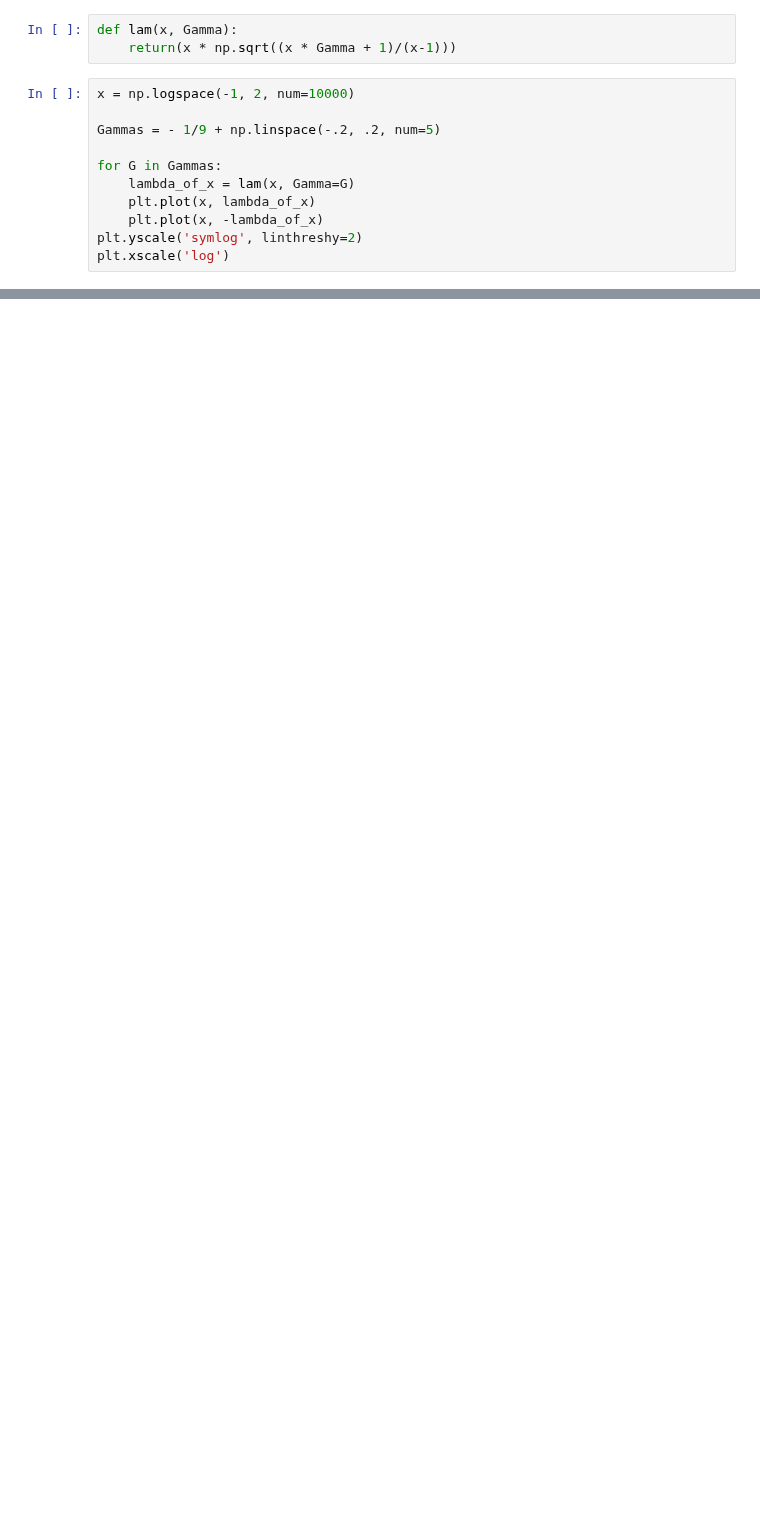
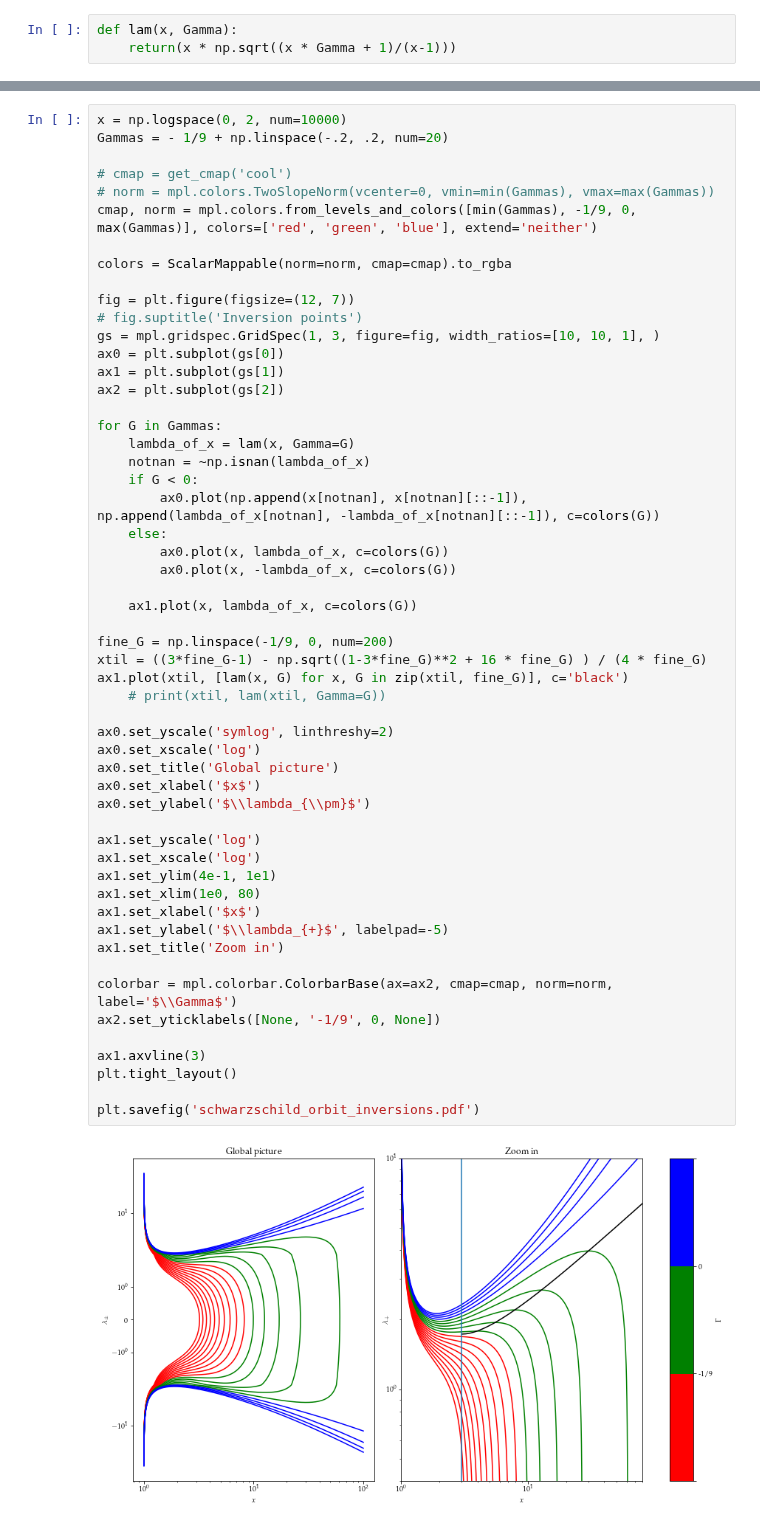
Before and after one commit to jacopok/notes, a Jupyter notebook: ap_third_semester/compact_objects/figures/schwarzschild_orbits.ipynb, the cells around one changed output, grey strips where cells are left out. Saved outputs shown, nothing was run; the diff lists cells and outputs as text; blank space fills up the shorter version.

```diff
--- a/ap_third_semester/compact_objects/figures/schwarzschild_orbits.ipynb
+++ b/ap_third_semester/compact_objects/figures/schwarzschild_orbits.ipynb
@@ -4,14 +13,3 @@ import matplotlib.pyplot as plt
 # %%
 def lam(x, Gamma):
     return(x * np.sqrt((x * Gamma + 1)/(x-1)))
-# %%
-x = np.logspace(-1, 2, num=10000)
-
-Gammas = - 1/9 + np.linspace(-.2, .2, num=5)
-
-for G in Gammas:
-    lambda_of_x = lam(x, Gamma=G)
-    plt.plot(x, lambda_of_x)
-    plt.plot(x, -lambda_of_x)
-plt.yscale('symlog', linthreshy=2)
-plt.xscale('log')
@@ -19,0 +16,56 @@ plt.xscale('log')
+# %%
+x = np.logspace(0, 2, num=10000)
+Gammas = - 1/9 + np.linspace(-.2, .2, num=20)
+
+# cmap = get_cmap('cool')
+# norm = mpl.colors.TwoSlopeNorm(vcenter=0, vmin=min(Gammas), vmax=max(Gammas))
+cmap, norm = mpl.colors.from_levels_and_colors([min(Gammas), -1/9, 0, max(Gammas)], colors=['red', 'green', 'blue'], extend='neither')
+
+colors = ScalarMappable(norm=norm, cmap=cmap).to_rgba
+
+fig = plt.figure(figsize=(12, 7))
+# fig.suptitle('Inversion points')
+gs = mpl.gridspec.GridSpec(1, 3, figure=fig, width_ratios=[10, 10, 1], )
+ax0 = plt.subplot(gs[0])
+ax1 = plt.subplot(gs[1])
+ax2 = plt.subplot(gs[2])
+
+for G in Gammas:
+    lambda_of_x = lam(x, Gamma=G)
+    notnan = ~np.isnan(lambda_of_x)
+    if G < 0:
+        ax0.plot(np.append(x[notnan], x[notnan][::-1]), np.append(lambda_of_x[notnan], -lambda_of_x[notnan][::-1]), c=colors(G))
+    else:
+        ax0.plot(x, lambda_of_x, c=colors(G))
+        ax0.plot(x, -lambda_of_x, c=colors(G))
+
+    ax1.plot(x, lambda_of_x, c=colors(G))
+
+fine_G = np.linspace(-1/9, 0, num=200)
+xtil = ((3*fine_G-1) - np.sqrt((1-3*fine_G)**2 + 16 * fine_G) ) / (4 * fine_G)
+ax1.plot(xtil, [lam(x, G) for x, G in zip(xtil, fine_G)], c='black')
+    # print(xtil, lam(xtil, Gamma=G))
+
+ax0.set_yscale('symlog', linthreshy=2)
+ax0.set_xscale('log')
+ax0.set_title('Global picture')
+ax0.set_xlabel('$x$')
+ax0.set_ylabel('$\\lambda_{\\pm}$')
+
+ax1.set_yscale('log')
+ax1.set_xscale('log')
+ax1.set_ylim(4e-1, 1e1)
+ax1.set_xlim(1e0, 80)
+ax1.set_xlabel('$x$')
+ax1.set_ylabel('$\\lambda_{+}$', labelpad=-5)
+ax1.set_title('Zoom in')
+
+colorbar = mpl.colorbar.ColorbarBase(ax=ax2, cmap=cmap, norm=norm, label='$\\Gamma$')
+ax2.set_yticklabels([None, '-1/9', 0, None])
+
+ax1.axvline(3)
+plt.tight_layout()
+
+plt.savefig('schwarzschild_orbit_inversions.pdf')
+# %% [output]
+[figure, added]
```
Also changed, not shown: parts of 3 cells of this notebook, 11 other files.
